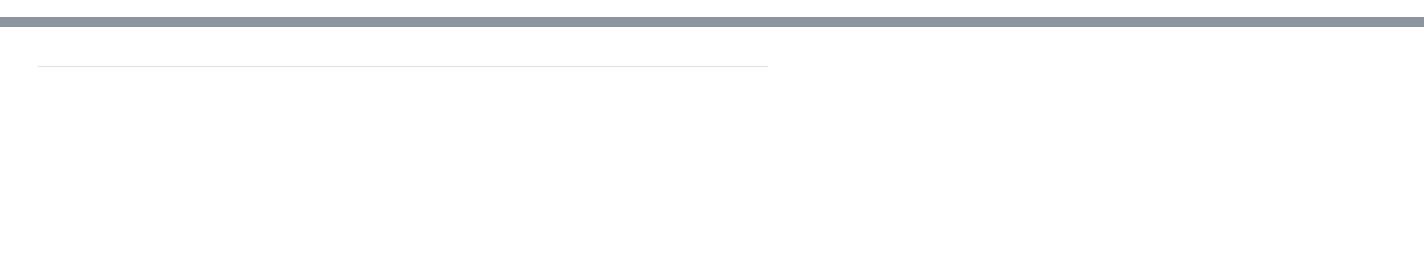
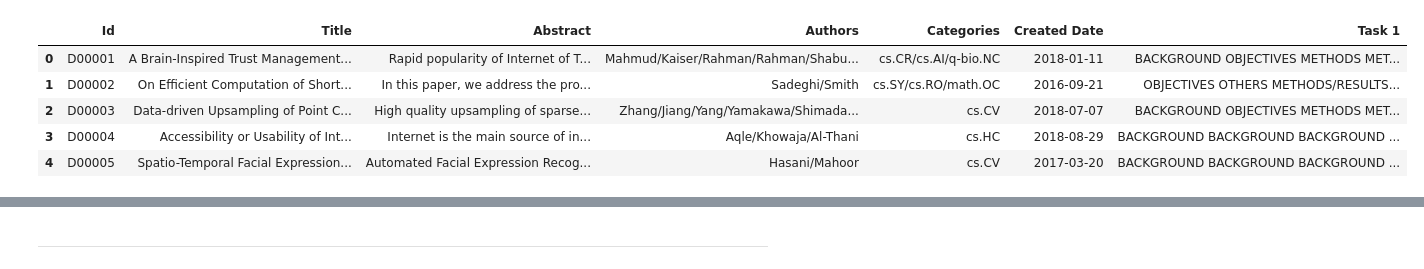
Before and after one commit to pclightyear/AI_Cup_Abstract_Labeling_Competition, a Jupyter notebook: sentence_task_preprocess.ipynb, the cells around one changed output, grey strips where cells are left out. Drawn from its saved outputs; the diff is of its cells as text; code cells hidden in the pictures; blank space fills up the shorter version.

```diff
--- a/sentence_task_preprocess.ipynb
+++ b/sentence_task_preprocess.ipynb
@@ -16,6 +17,8 @@ import helpers.data_mining_helpers as dmh
 import time
 
 %matplotlib inline
+# %%
+pd.set_option('mode.chained_assignment', None)
 # %%
 # plz setting your own relative data_path for trainning set
 # plz import the necessary file by your own
@@ -40,0 +43,9 @@ test_data['Abstract_Split'] = test_data['Abstract'].apply(lambda a : a.split('$$
+# %%
+data_set.head()
+# %% [output]
+|  | Id | Title | Abstract | Authors | Categories | Created Date | Task 1 |
+| 0 | D00001 | A Brain-Inspired Trust Management... | Rapid popularity of Internet of T... | Mahmud/Kaiser/Rahman/Rahman/Shabu... | cs.CR/cs.AI/q-bio.NC | 2018-01-11 | BACKGROUND OBJECTIVES METHODS MET... |
+| 1 | D00002 | On Efficient Computation of Short... | In this paper, we address the pro... | Sadeghi/Smith | cs.SY/cs.RO/math.OC | 2016-09-21 | OBJECTIVES OTHERS METHODS/RESULTS... |
+| 2 | D00003 | Data-driven Upsampling of Point C... | High quality upsampling of sparse... | Zhang/Jiang/Yang/Yamakawa/Shimada... | cs.CV | 2018-07-07 | BACKGROUND OBJECTIVES METHODS MET... |
+| 3 | D00004 | Accessibility or Usability of Int... | Internet is the main source of in... | Aqle/Khowaja/Al-Thani | cs.HC | 2018-08-29 | BACKGROUND BACKGROUND BACKGROUND ... |
+| 4 | D00005 | Spatio-Temporal Facial Expression... | Automated Facial Expression Recog... | Hasani/Mahoor | cs.CV | 2017-03-20 | BACKGROUND BACKGROUND BACKGROUND ... |
```
Also changed, not shown: parts of 55 cells of this notebook, 5 other files.
